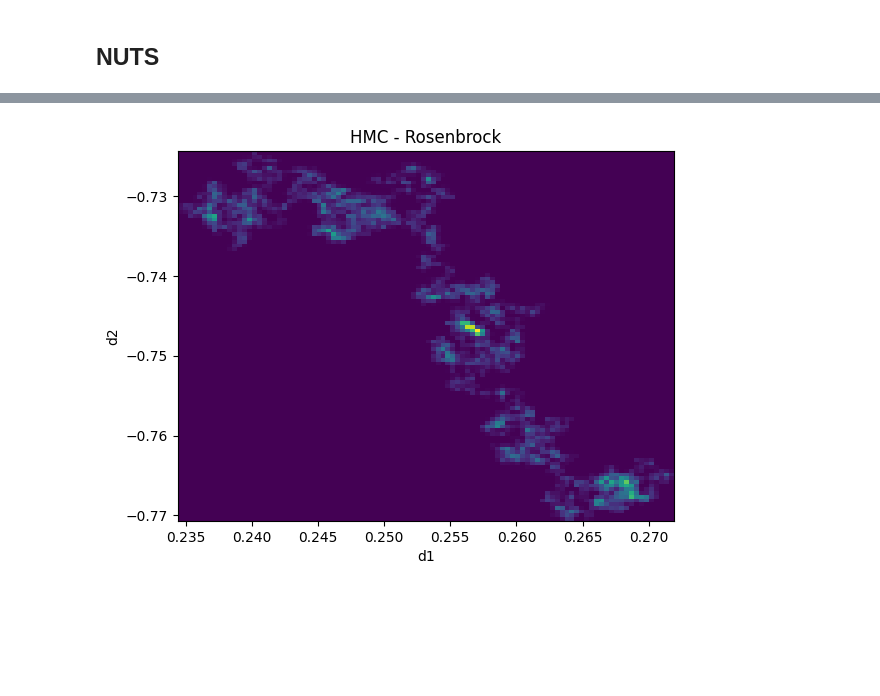
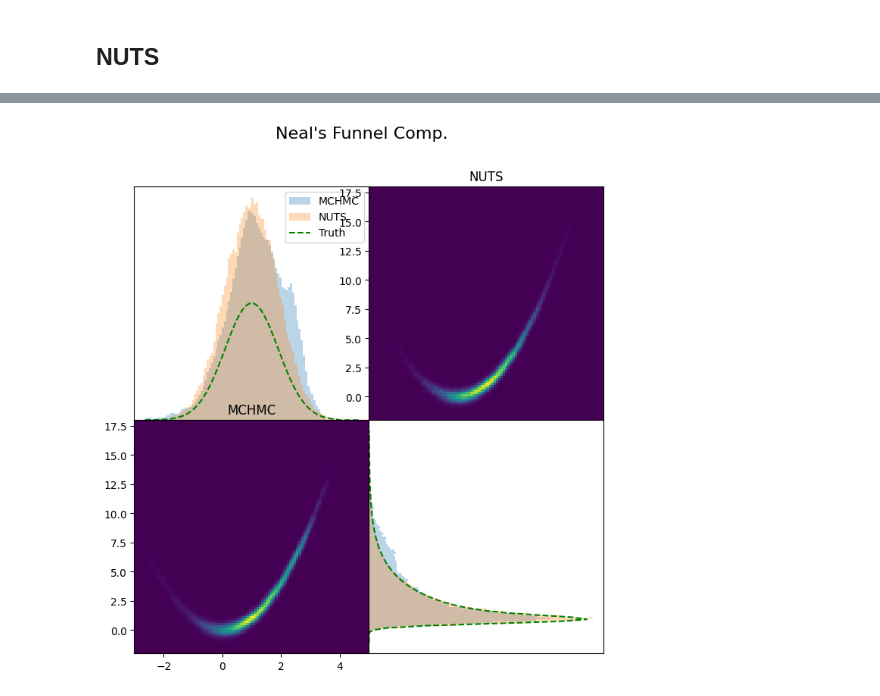
Before and after one commit to JaimeRZP/CMBLensing_MicroCanonicalHMC.jl, a Jupyter notebook: examples/Lab_Rosenbrock.ipynb, the cells around one changed output, grey strips where cells are left out. Drawn from its saved outputs; the diff is of its cells as text; code cells hidden in the pictures; blank space fills up the shorter version.

Commit message:
rosenbrock working

```diff
--- a/examples/Lab_Rosenbrock.ipynb
+++ b/examples/Lab_Rosenbrock.ipynb
@@ -22,2 +20,2 @@ using MicroCanonicalHMC
 # %%
-target = RosenbrockTarget(0.1, 1.0, 10.0; d=4);
+target = RosenbrockTarget(1.0, 10.0; d=2);
@@ -23,0 +33,3 @@ target = RosenbrockTarget(0.1, 1.0, 10.0; d=4);
+# %%
+d2_truth = vec(normalize(sum(Z, dims=1)))
+d1_truth = vec(normalize(sum(Z, dims=2)))
@@ -24,3 +59,4 @@ target = RosenbrockTarget(0.1, 1.0, 10.0; d=4);
 # %%
-spl = MCHMC(10_000, 0.0001; sigma=ones(target.d), adaptive=true)
+d = 2
+spl = MCHMC(50_000, 0.00005; sigma=ones(target.d), adaptive=true)
 # %% [output]
@@ -96,10 +123,10 @@ integrator = AdvancedHMC.Leapfrog(initial_ϵ)
 #   - generalised No-U-Turn criteria, and
 #   - windowed adaption for step-size and diagonal mass matrix
 proposal = NUTS{MultinomialTS, GeneralisedNoUTurn}(integrator)
-adaptor = StanHMCAdaptor(MassMatrixAdaptor(metric), StepSizeAdaptor(0.8, integrator))
+adaptor = StanHMCAdaptor(MassMatrixAdaptor(metric), StepSizeAdaptor(0.9, integrator))
 
 # Run the sampler to draw samples from the specified Gaussian, where
 #   - `samples` will store the samples
 #   - `stats` will store diagnostic statistics for each sample
-samples_hmc, stats = sample(hamiltonian, proposal, initial_θ, n_samples, adaptor, n_adapts; progress=true)
+samples_hmc, stats = sample(hamiltonian, proposal, initial_θ, n_samples, adaptor, n_adapts; progress=true);
 # %% [output]
@@ -111,9 +151,29 @@ Closest candidates are:
 d1_hmc = [sample[1] for sample in samples_hmc]
 d2_hmc = [sample[2] for sample in samples_hmc];
 # %%
-plt.hist2d(d1_hmc, d2_hmc, bins=100);
-plt.xlabel("d1")
-plt.ylabel("d2")
-plt.title("HMC - Rosenbrock");
+fig, axis = plt.subplots(2, 2, figsize=(8,8))
+fig.suptitle("Neal's Funnel Comp.", fontsize=16)
+
+fig.subplots_adjust(hspace=0)
+fig.subplots_adjust(wspace=0)
+
+axis[1,1].hist(d1_mchmc, bins=100, density=true, range=[-3,5], alpha = 0.3, label="MCHMC")
+axis[1,1].hist(d1_hmc, bins=100, density=true, range=[-3,5], alpha = 0.3, label="NUTS")
+axis[1,1].plot(X, d1_truth, "g--", label="Truth")
+axis[1,1].legend()
+axis[1,1].set_yticks([])
+
+axis[2,2].hist(d2_mchmc, bins=100, density=true, orientation="horizontal", range=[-2, 18], alpha = 0.3)
+axis[2,2].hist(d2_hmc, bins=100, density=true, orientation="horizontal", range=[-2, 18], alpha = 0.3)
+axis[2,2].plot(d2_truth, Y, "g--", label="Truth")
+axis[2,2].set_xticks([])
+axis[2,2].set_yticks([])
+
+axis[1,2].hist2d(d1_hmc, d2_hmc, bins=100, range=[[-3,5],[-2, 18]])
+axis[1,2].set_title("NUTS")
+
+axis[2,1].hist2d(d1_mchmc, d2_mchmc, bins=100, range=[[-3,5],[-2, 18]])
+axis[2,1].set_title("MCHMC")
+;
 # %% [output]
-[figure, old version]
+[figure, new version]
```
Also changed, not shown: parts of 8 cells of this notebook, 1 other file.
